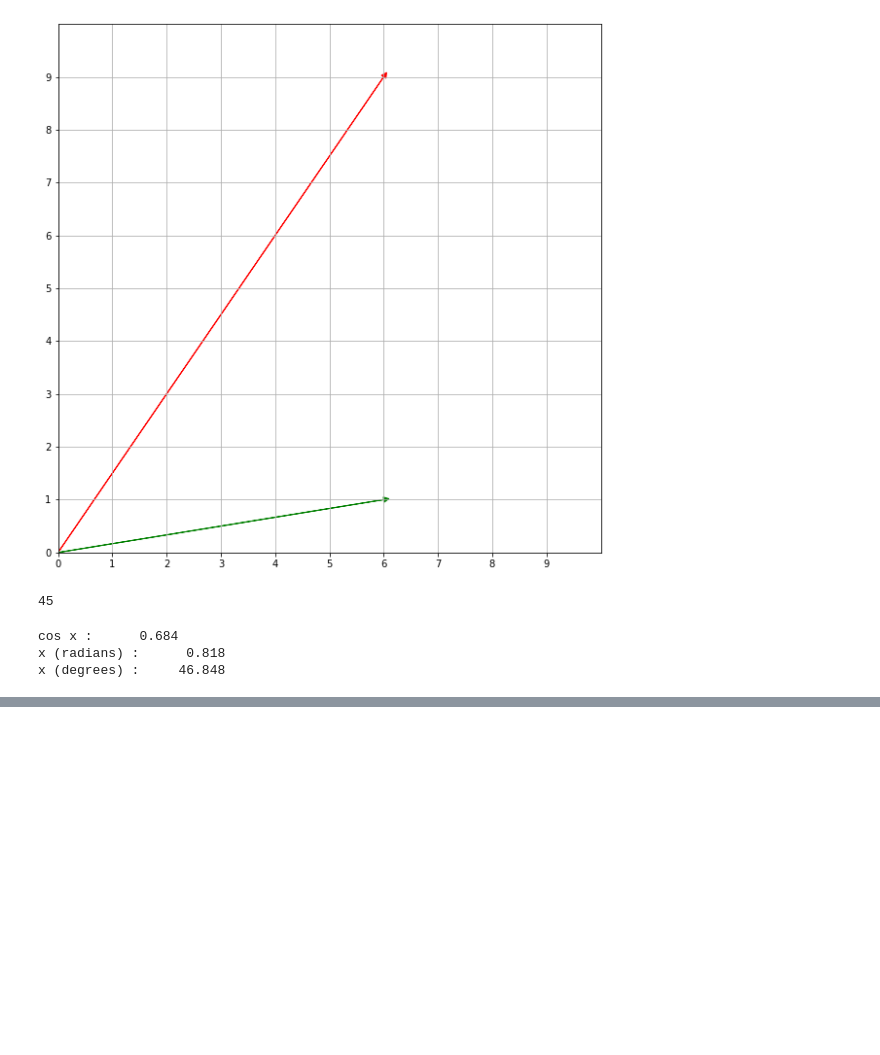
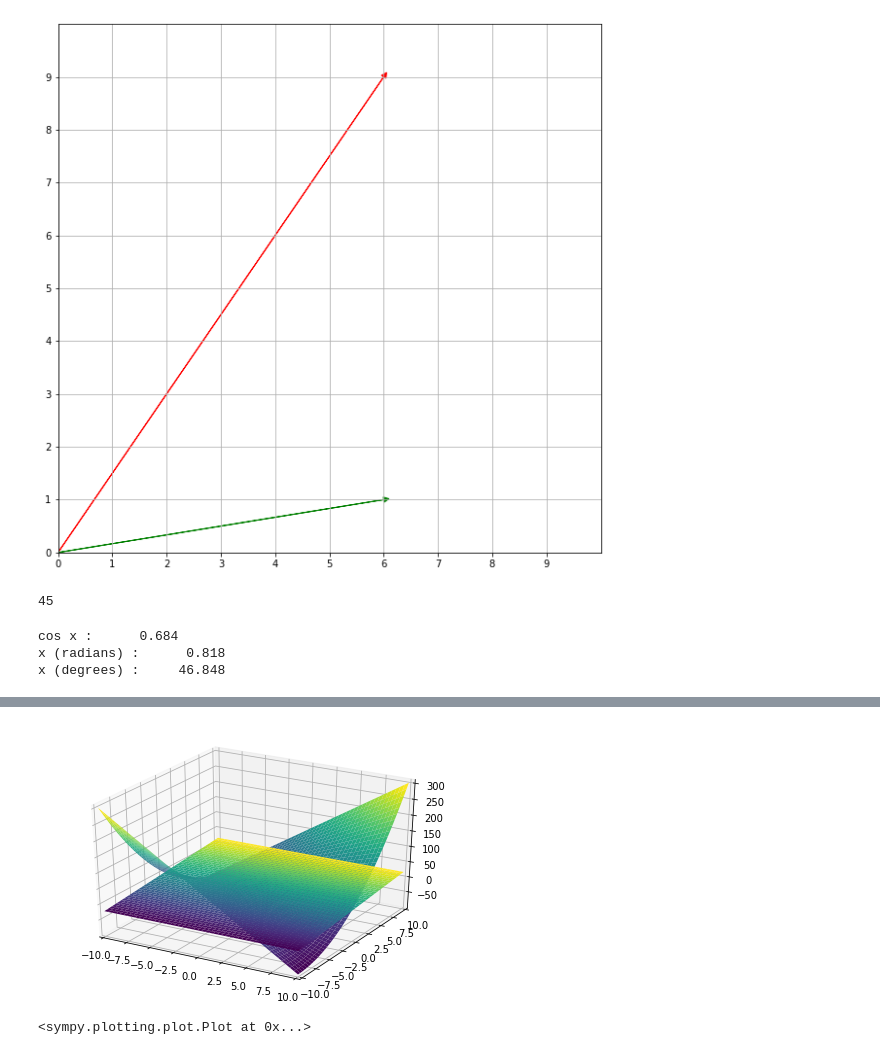
Before and after one commit to giyuntf2/CAU, a Jupyter notebook: Pythonで学ぶ機械学習の教科書/Chapter_4.ipynb, the cells around one changed output, grey strips where cells are left out. Saved outputs shown, nothing was run; the diff lists cells and outputs as text; code cells hidden in the pictures; blank space fills up the shorter version.

```diff
--- a/Pythonで学ぶ機械学習の教科書/Chapter_4.ipynb
+++ b/Pythonで学ぶ機械学習の教科書/Chapter_4.ipynb
@@ -284,0 +443,5 @@ x (degrees) :     46.848
+# %%
+plot3d(f, df_w0.subs({w1:-1}))
+# %% [output]
+[figure, added]
+<sympy.plotting.plot.Plot at 0x...>
```
Also changed, not shown: parts of 75 cells of this notebook.
